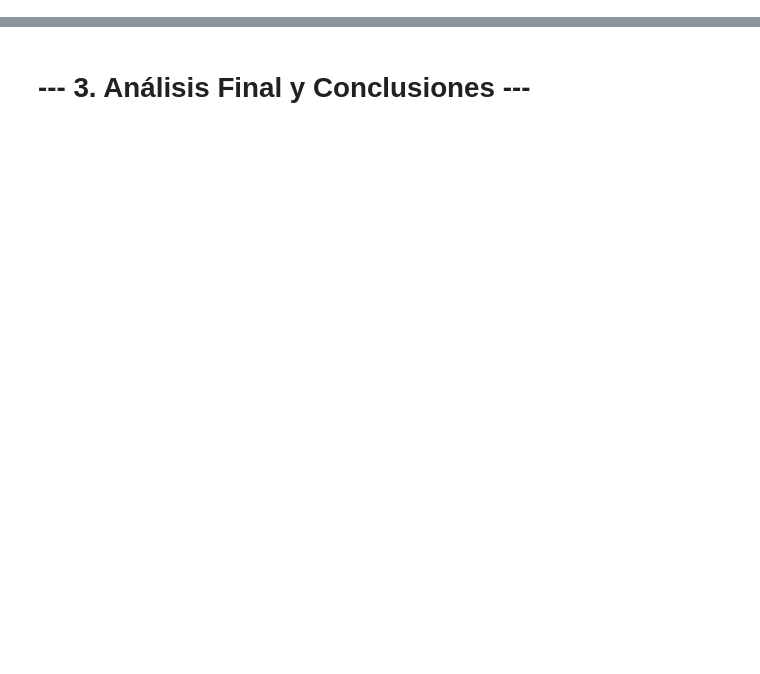
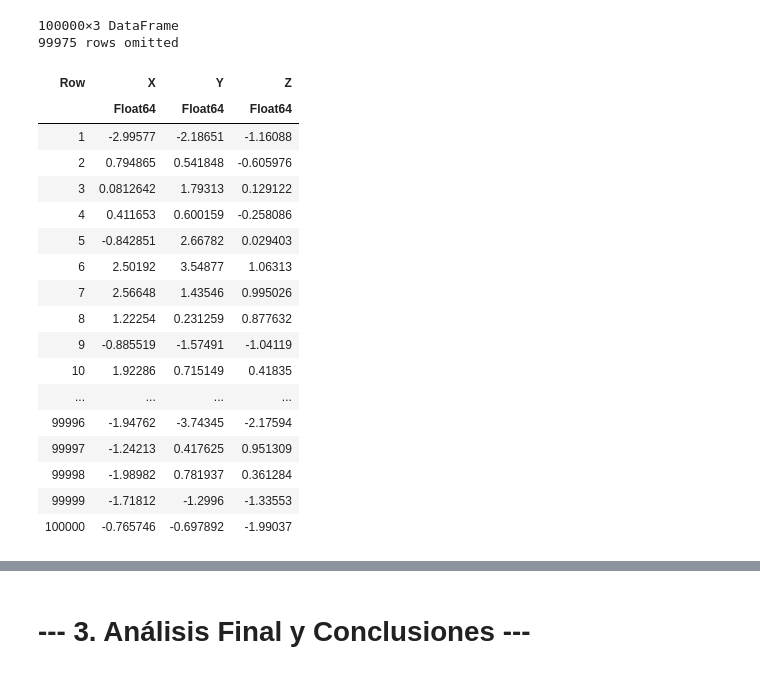
Before and after one commit to johnbarraza/DAGs_CausalML, a Jupyter notebook: Julia/p3_julia.ipynb, the cells around one changed output, grey strips where cells are left out. Cells and saved outputs as stored; diff of their text form; code cells hidden in the pictures; blank space fills up the shorter version.

```diff
--- a/Julia/p3_julia.ipynb
+++ b/Julia/p3_julia.ipynb
@@ -102,0 +25,32 @@ println("\nGráfico exportado a 'output/part3_coefficients_plot_Julia.png'\n"
+# %%
+Random.seed!(111);
+n_samples = 100000;
+true_effect_original = 1.0
+
+
+U1 = randn(n_samples); U2 = randn(n_samples)
+Z  = 0.6 * U1 + 0.5 * U2 .+ randn(n_samples)
+X  = 0.8 * U1 .+ randn(n_samples)
+Y  = true_effect_original .* X + 0.4 .* Z + 0.9 .* U2 .+ randn(n_samples)
+df_original = DataFrame(X=X, Y=Y, Z=Z)
+# %% [output]
+100000×3 DataFrame
+99975 rows omitted
+| Row | X | Y | Z |
+|  | Float64 | Float64 | Float64 |
+| 1 | -2.99577 | -2.18651 | -1.16088 |
+| 2 | 0.794865 | 0.541848 | -0.605976 |
+| 3 | 0.0812642 | 1.79313 | 0.129122 |
+| 4 | 0.411653 | 0.600159 | -0.258086 |
+| 5 | -0.842851 | 2.66782 | 0.029403 |
+| 6 | 2.50192 | 3.54877 | 1.06313 |
+| 7 | 2.56648 | 1.43546 | 0.995026 |
+| 8 | 1.22254 | 0.231259 | 0.877632 |
+| 9 | -0.885519 | -1.57491 | -1.04119 |
+| 10 | 1.92286 | 0.715149 | 0.41835 |
+| ... | ... | ... | ... |
+| 99996 | -1.94762 | -3.74345 | -2.17594 |
+| 99997 | -1.24213 | 0.417625 | 0.951309 |
+| 99998 | -1.98982 | 0.781937 | 0.361284 |
+| 99999 | -1.71812 | -1.2996 | -1.33553 |
+| 100000 | -0.765746 | -0.697892 | -1.99037 |
```
Also changed, not shown: parts of 20 cells of this notebook, 2 other files.
